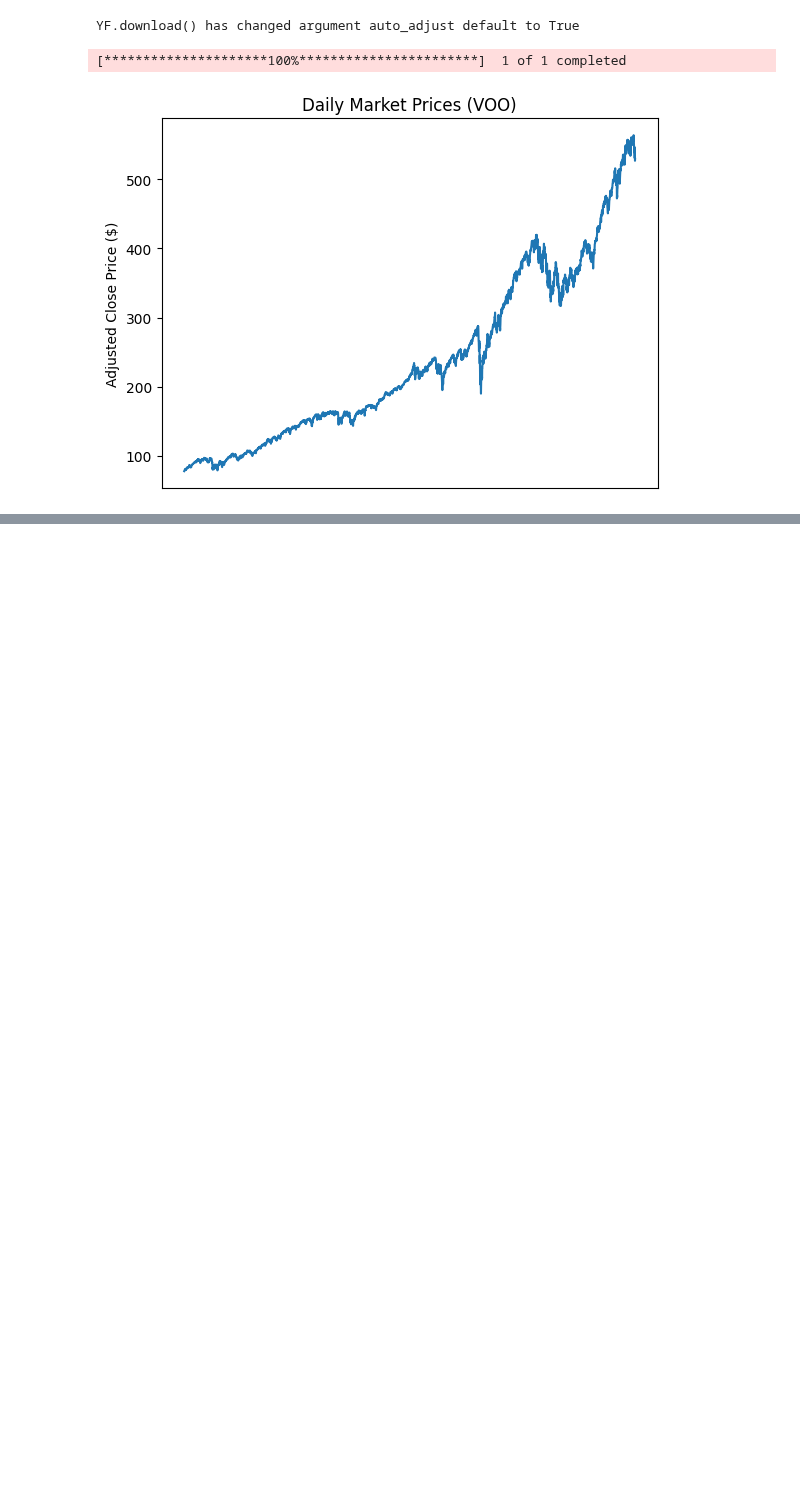
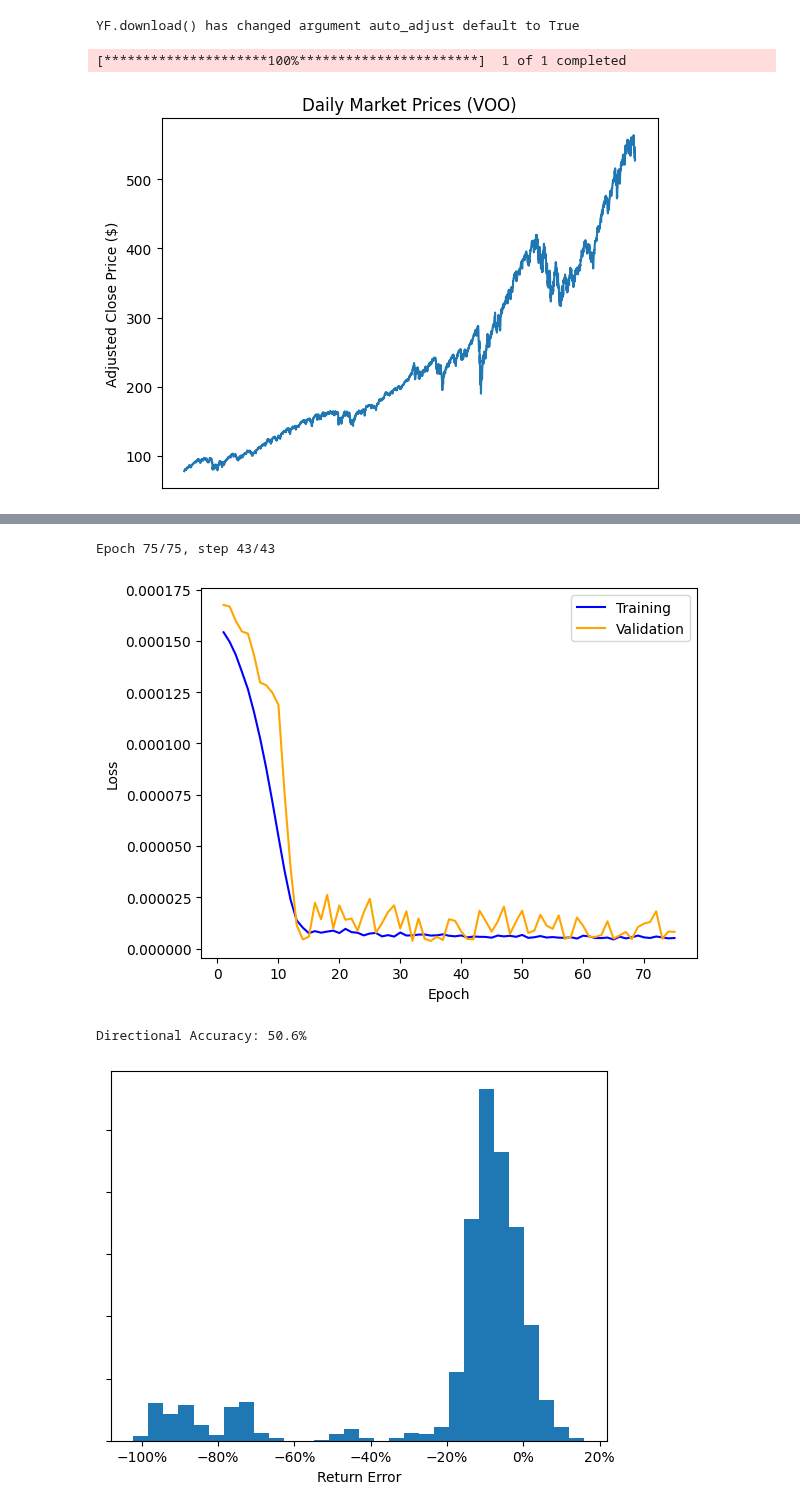
Before and after one commit to adamcataldo/letsbuildmodels, a Jupyter notebook: notebooks/stock_forecasting/market_forecasts.ipynb, the cells around one changed output, grey strips where cells are left out. Drawn from its saved outputs; the diff is of its cells as text; code cells hidden in the pictures; blank space fills up the shorter version.

```diff
--- a/notebooks/stock_forecasting/market_forecasts.ipynb
+++ b/notebooks/stock_forecasting/market_forecasts.ipynb
@@ -72,0 +110,35 @@ TypeError: MASELoss.forward() missing 1 required positional argument: 'x'
+# %%
+import torch.nn.functional as F
+
+class FFN2(torch.nn.Module):
+    def __init__(self, lookback):
+        super().__init__()
+        self.layer_1 = nn.Linear(lookback, 512)
+        self.batch_norm_1 = nn.BatchNorm1d(512)
+        self.layer_2 = nn.Linear(512, 256)
+        self.batch_norm_2 = nn.BatchNorm1d(256)
+        self.layer_3 = nn.Linear(256, 256)
+        self.batch_norm_3 = nn.BatchNorm1d(256)
+        self.layer_4 = nn.Linear(256, 1)
+
+    def forward(self, x):
+        x = x.squeeze(2)
+        x = self.layer_1(x)
+        x = self.batch_norm_1(x)
+        x = F.relu(x)
+        x = self.layer_2(x)
+        x = self.batch_norm_2(x)
+        x = F.relu(x)
+        x = self.layer_3(x)
+        x = self.batch_norm_3(x)
+        x = F.relu(x)
+        x = self.layer_4(x)
+        return x
+
+model = FFN2(lookback)
+validate_model(model, processor256, epochs=75, loss_fn=loss)
+# %% [output]
+Epoch 75/75, step 43/43
+[figure, added]
+Directional Accuracy: 50.6%
+[figure, added]
```
Also changed, not shown: parts of 3 cells of this notebook.
